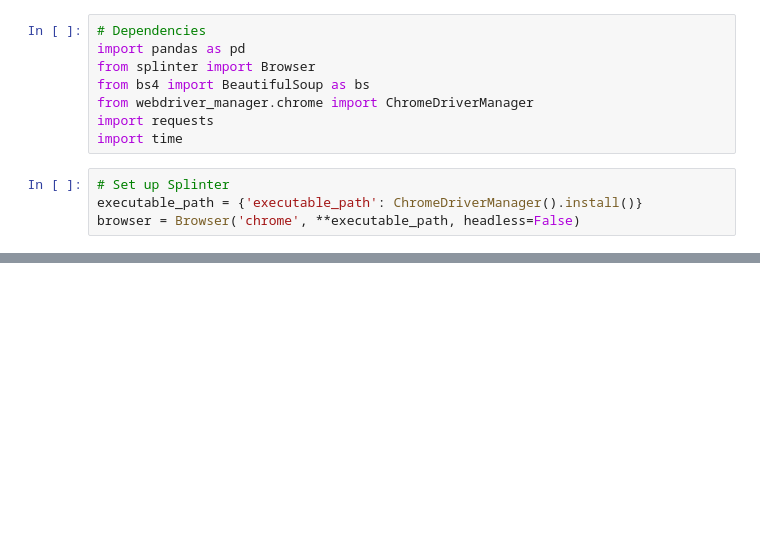
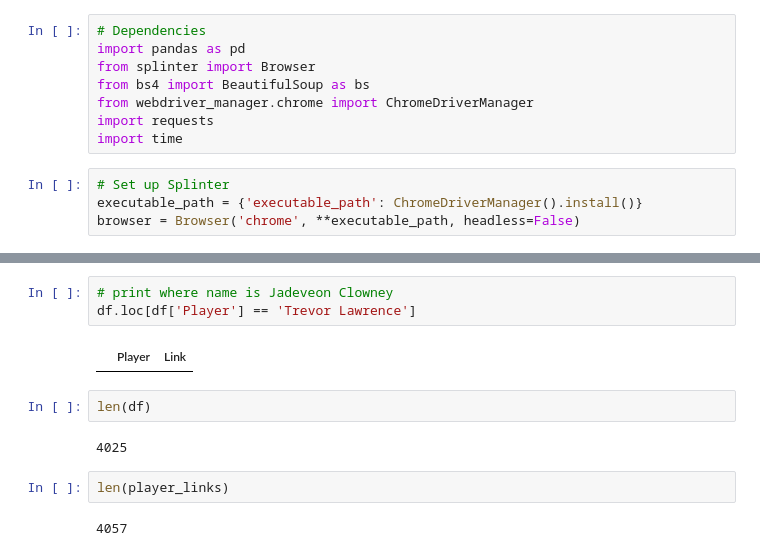
Before and after one commit to tbryan2/nfl-prospects-nlp, a Jupyter notebook: scraper.ipynb, the cells around one changed output, grey strips where cells are left out. Drawn from its saved outputs; the diff is of its cells as text; blank space fills up the shorter version.

```diff
--- a/scraper.ipynb
+++ b/scraper.ipynb
@@ -67,0 +253,13 @@ player_urls
+# %%
+# print where name is Jadeveon Clowney
+df.loc[df['Player'] == 'Trevor Lawrence']
+# %% [output]
+|  | Player | Link |
+# %%
+len(df)
+# %% [output]
+4025
+# %%
+len(player_links)
+# %% [output]
+4057
```
Also changed, not shown: parts of 18 cells of this notebook.
